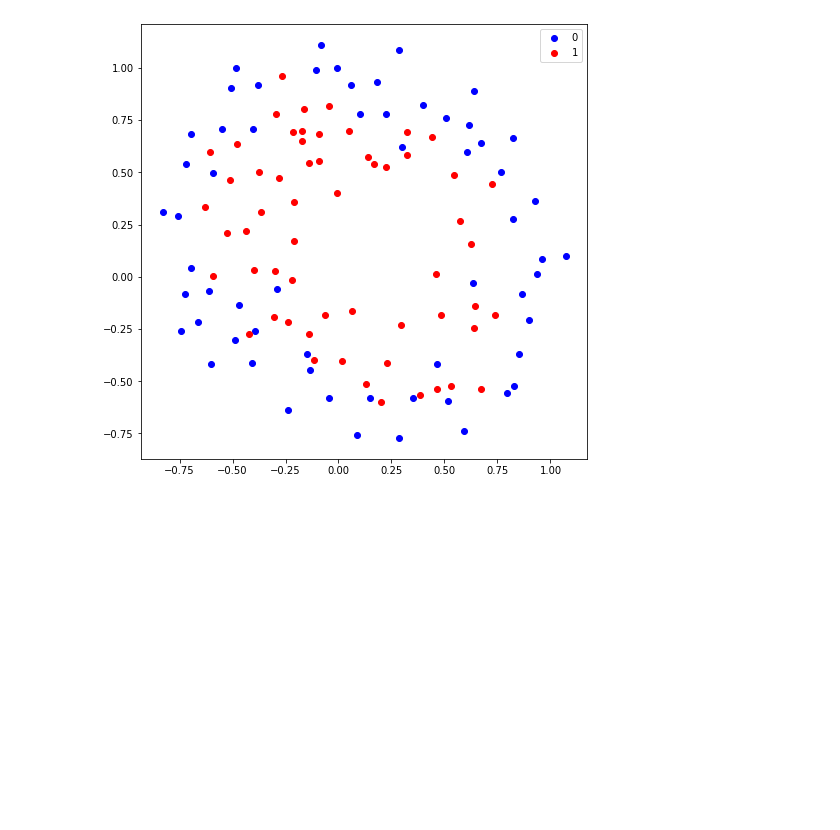
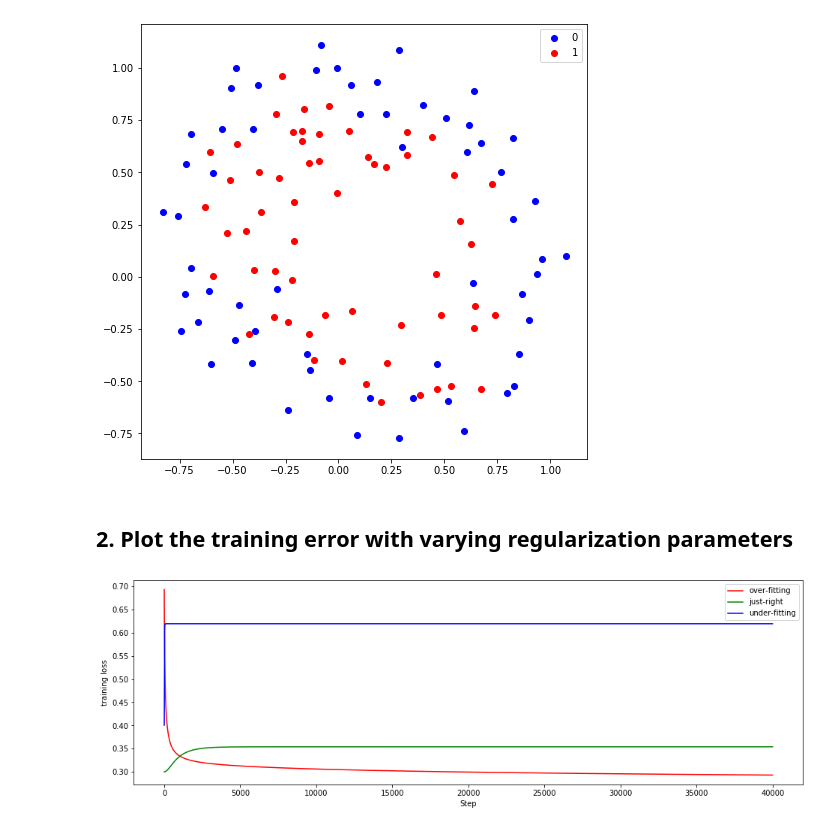
Before and after one commit to wonbeomjang/CAU54161-Machine-learning-class, a Jupyter notebook: Assignment_07/Assignment_07.ipynb, the cells around one changed output. Saved outputs shown, nothing was run; the diff lists cells and outputs as text; code cells hidden in the pictures; blank space fills up the shorter version.

Commit message:
Plot the training error with varying regularization parameters¶

```diff
--- a/Assignment_07/Assignment_07.ipynb
+++ b/Assignment_07/Assignment_07.ipynb
@@ -38,7 +38,7 @@ transformed_data.shape
 # %%
 from tqdm import tqdm
 
-epoch = 20000
+epoch = 40000
 max_acc = 0
 
 losses = []
@@ -48,7 +48,7 @@ weights = []
 losse = []
 accuracy = []
 
-learning_rate = 5
+learning_rate = 1
 weight_decay = [1e-6, 1e-3, 1e-1]
 model = Model()
 
@@ -98,3 +98,16 @@ plt.legend()
 plt.show()
 # %% [output]
 [figure]
+# %% [markdown]
+## 2. Plot the training error with varying regularization parameters
+# %%
+plt.figure(figsize=(16, 5))
+plt.plot(losses[0], c='r', label='over-fitting')
+plt.plot(losses[1], c='g', label='just-right')
+plt.plot(losses[2], c='b', label='under-fitting')
+plt.ylabel('training loss')
+plt.xlabel('Step')
+plt.legend(loc='upper right')
+plt.show()
+# %% [output]
+[figure, added]
```
